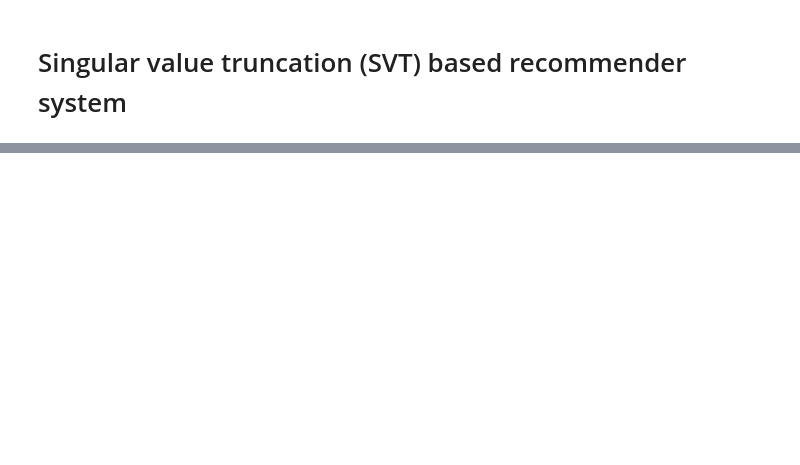
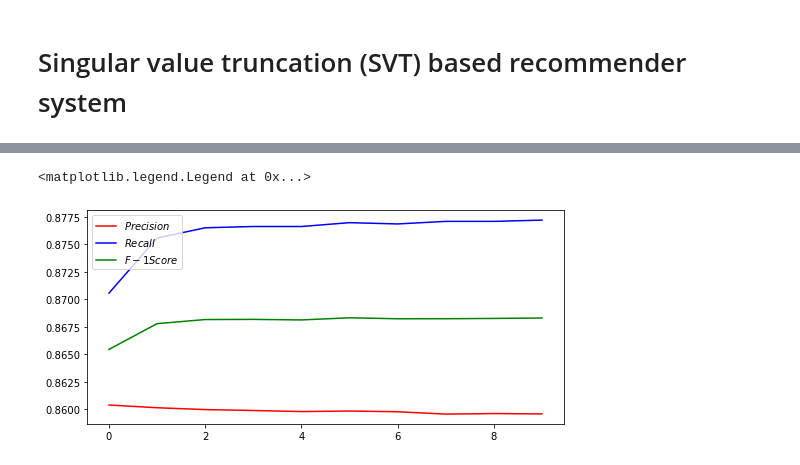
Before and after one commit to sofiamartellozzo/movieRecommendation, a Jupyter notebook: NA_project.ipynb, the cells around one changed output, grey strips where cells are left out. Cells and saved outputs as stored; diff of their text form; code cells hidden in the pictures; blank space fills up the shorter version.

Commit message:
Modified some parameters and ordered the code

```diff
--- a/NA_project.ipynb
+++ b/NA_project.ipynb
@@ -316,7 +284,7 @@ user_index_cluster = {}
 userIds_copy = userIds_available.copy()
 
 num_cluster = 0
-while len(userIds_copy)>0:
+while len(userIds_copy) > 0:
     for id_x in tqdm(userIds_copy):
         list_users = []
         user_index_cluster[id_x] = num_cluster
@@ -325,7 +293,8 @@ while len(userIds_copy)>0:
             # If it's not the same user
             if id_x != id_y:
                 # Calculate the cosine similarity
-                sim = cosine_similarity_2(ratings_matrix[userIds_available.index(id_x)], ratings_matrix[userIds_available.index(id_y)])
+                sim = cosine_similarity_users(ratings_matrix[userIds_available.index(id_x)],
+                                              ratings_matrix[userIds_available.index(id_y)])
                 # If they are similar enough
                 if sim >= threshold:
                     user_index_cluster[id_y] = num_cluster
@@ -720,30 +636,35 @@ def errors():
 # errors_jit = jax.jit(errors)
 # %%
 # SVT before with the empty matrix , now check the rank, maybe it's low
-n_max_iter = 150
-# Fifth possibility -> contant threshold
-#threshold = 50
+n_max_iter = 100
+
 increment_tol = 1e-1
 
+# Threshold parameters
 a = 0.01
-b = 300
+b = 200
 
 RMSE_list = list()
 rho_list = list()
+precision_list = list()
+recall_list = list()
+f1_score_list = list()
 
 X_hat = possible_ratings_matrix
 
 for k in tqdm(range(n_max_iter)):
     X_old = X_hat.copy()
+
+    # Calculating the SVD of the current matrix
     U,s,VT = np.linalg.svd(X_hat, full_matrices=False)
 
-    # Tenth possibility
+    # Update the threshold
     threshold = b * np.exp(-k * a)
 
-    # Fourth possibility
     s[s > 0] = s[s > 0] - threshold
     s[s < 0] = 0
 
+    # Calculating the new matrix trough SVD
     X_hat = U @ np.diag(s) @ VT
 
     # Maintain the default values
@@ -763,6 +684,10 @@ for k in tqdm(range(n_max_iter)):
         rho_list.append(rho)
         precision , recall = precision_and_recall()
         f1_score = F1_measure(precision , recall)
+
+        precision_list.append(precision)
+        recall_list.append(recall)
+        f1_score_list.append(f1_score)
         # Show the errors
         print('================== iter %d - theshold %1.2f - increment %1.3e' % (k+1, threshold, increment))
         print('RMSE: %1.3f' % RMSE)
@@ -771,7 +696,7 @@ for k in tqdm(range(n_max_iter)):
         print('recall: %1.3f' % recall)
         print('F1-score: %1.3f' % f1_score)
 
-    # If the increment is low -> stop the algorithm
+    # If the increment is lower -> stop the algorithm
     if increment < increment_tol:
         break
 # %% [output]
@@ -939,0 +776,12 @@ Recall:  0.9744529795158287
+# %%
+plt.rcParams["figure.figsize"] = [7.50, 3.50]
+plt.rcParams["figure.autolayout"] = True
+
+#plt.plot(RMSE_list , color = 'black', label = '$RMSE$')
+plt.plot(precision_list , color = 'red', label = '$Precision$')
+plt.plot(recall_list , color = 'blue', label = '$Recall$')
+plt.plot(f1_score_list , color = 'green', label = '$F-1 Score$')
+plt.legend()
+# %% [output]
+<matplotlib.legend.Legend at 0x...>
+[figure, added]
```
Also changed, not shown: parts of 34 cells of this notebook.
